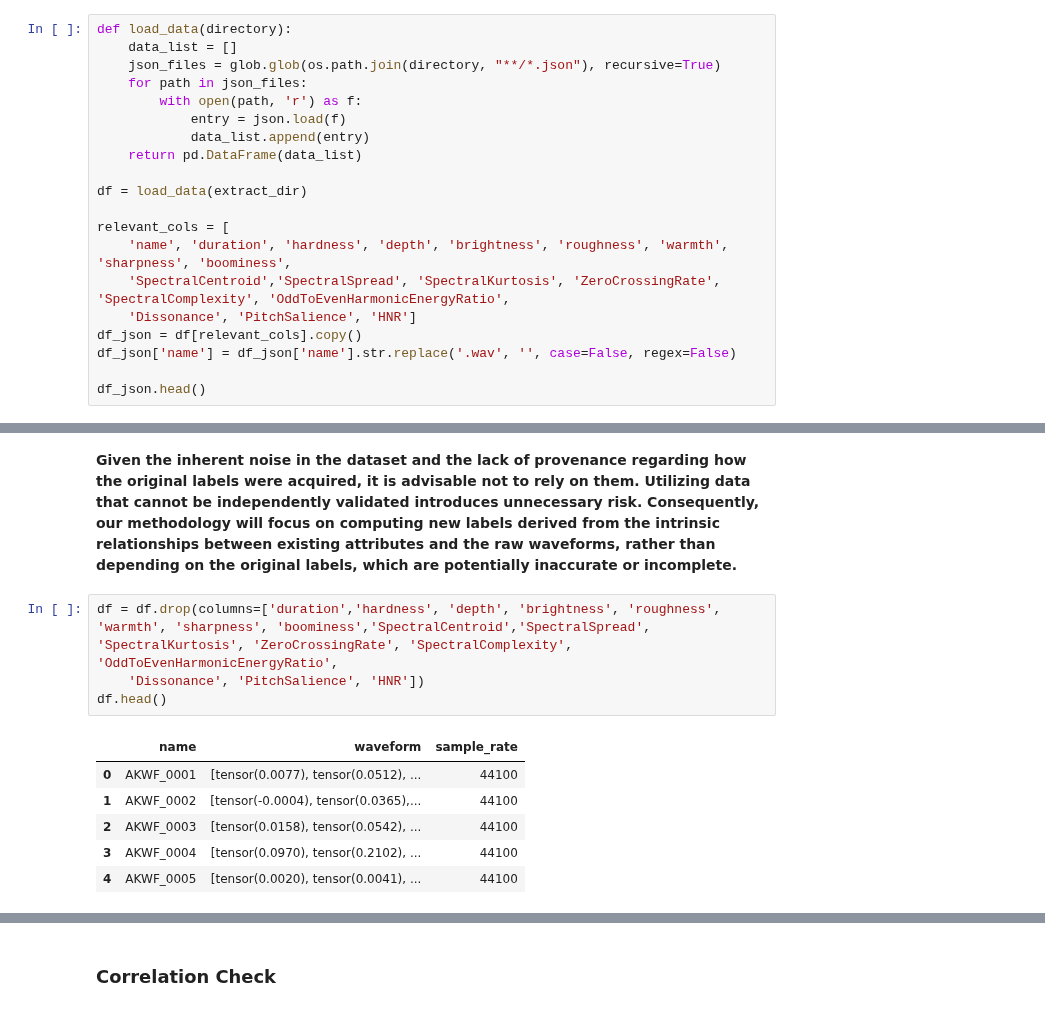
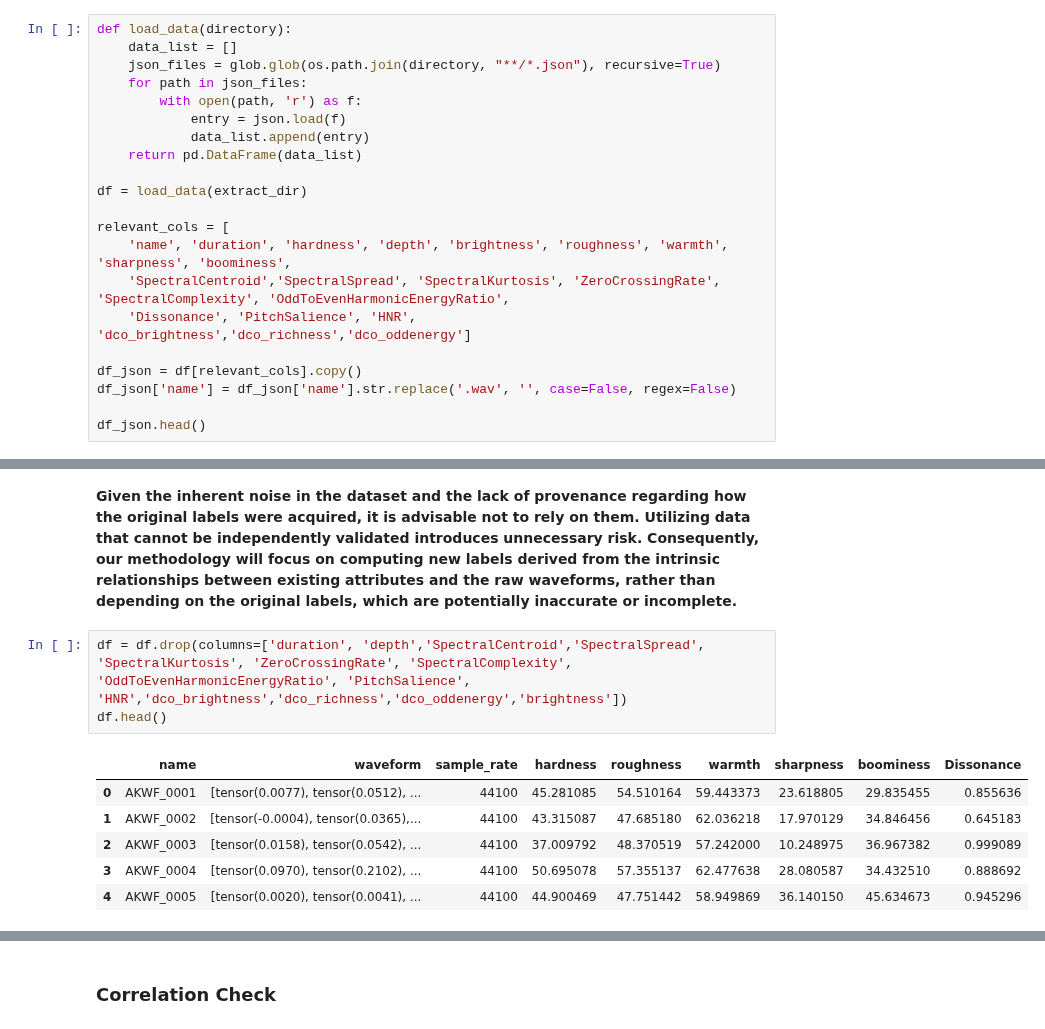
Before and after one commit to kika007/WavetableCVAE_analysis, a Jupyter notebook: json_analysis.ipynb, the cells around one changed output, grey strips where cells are left out. Cells and saved outputs as stored; diff of their text form.

```diff
--- a/json_analysis.ipynb
+++ b/json_analysis.ipynb
@@ -66,7 +68,8 @@ df = load_data(extract_dir)
 relevant_cols = [
     'name', 'duration', 'hardness', 'depth', 'brightness', 'roughness', 'warmth', 'sharpness', 'boominess',
     'SpectralCentroid','SpectralSpread', 'SpectralKurtosis', 'ZeroCrossingRate', 'SpectralComplexity', 'OddToEvenHarmonicEnergyRatio',
-    'Dissonance', 'PitchSalience', 'HNR']
+    'Dissonance', 'PitchSalience', 'HNR', 'dco_brightness','dco_richness','dco_oddenergy']
+
 df_json = df[relevant_cols].copy()
 df_json['name'] = df_json['name'].str.replace('.wav', '', case=False, regex=False)
 
@@ -554,16 +559,15 @@ plt.show()
 # %% [markdown]
 **Given the inherent noise in the dataset and the lack of provenance regarding how the original labels were acquired, it is advisable not to rely on them. Utilizing data that cannot be independently validated introduces unnecessary risk. Consequently, our methodology will focus on computing new labels derived from the intrinsic relationships between existing attributes and the raw waveforms, rather than depending on the original labels, which are potentially inaccurate or incomplete.**
 # %%
-df = df.drop(columns=['duration','hardness', 'depth', 'brightness', 'roughness', 'warmth', 'sharpness', 'boominess','SpectralCentroid','SpectralSpread', 'SpectralKurtosis', 'ZeroCrossingRate', 'SpectralComplexity', 'OddToEvenHarmonicEnergyRatio',
-    'Dissonance', 'PitchSalience', 'HNR'])
+df = df.drop(columns=['duration', 'depth','SpectralCentroid','SpectralSpread', 'SpectralKurtosis', 'ZeroCrossingRate', 'SpectralComplexity', 'OddToEvenHarmonicEnergyRatio', 'PitchSalience', 'HNR','dco_brightness','dco_richness','dco_oddenergy','brightness'])
 df.head()
 # %% [output]
-|  | name | waveform | sample_rate |
-| 0 | AKWF_0001 | [tensor(0.0077), tensor(0.0512), ... | 44100 |
-| 1 | AKWF_0002 | [tensor(-0.0004), tensor(0.0365),... | 44100 |
-| 2 | AKWF_0003 | [tensor(0.0158), tensor(0.0542), ... | 44100 |
-| 3 | AKWF_0004 | [tensor(0.0970), tensor(0.2102), ... | 44100 |
-| 4 | AKWF_0005 | [tensor(0.0020), tensor(0.0041), ... | 44100 |
+|  | name | waveform | sample_rate | hardness | roughness | warmth | sharpness | boominess | Dissonance |
+| 0 | AKWF_0001 | [tensor(0.0077), tensor(0.0512), ... | 44100 | 45.281085 | 54.510164 | 59.443373 | 23.618805 | 29.835455 | 0.855636 |
+| 1 | AKWF_0002 | [tensor(-0.0004), tensor(0.0365),... | 44100 | 43.315087 | 47.685180 | 62.036218 | 17.970129 | 34.846456 | 0.645183 |
+| 2 | AKWF_0003 | [tensor(0.0158), tensor(0.0542), ... | 44100 | 37.009792 | 48.370519 | 57.242000 | 10.248975 | 36.967382 | 0.999089 |
+| 3 | AKWF_0004 | [tensor(0.0970), tensor(0.2102), ... | 44100 | 50.695078 | 57.355137 | 62.477638 | 28.080587 | 34.432510 | 0.888692 |
+| 4 | AKWF_0005 | [tensor(0.0020), tensor(0.0041), ... | 44100 | 44.900469 | 47.751442 | 58.949869 | 36.140150 | 45.634673 | 0.945296 |
 # %%
 from __future__ import annotations
 
```
Also changed, not shown: parts of 19 cells of this notebook, 4 other files.
